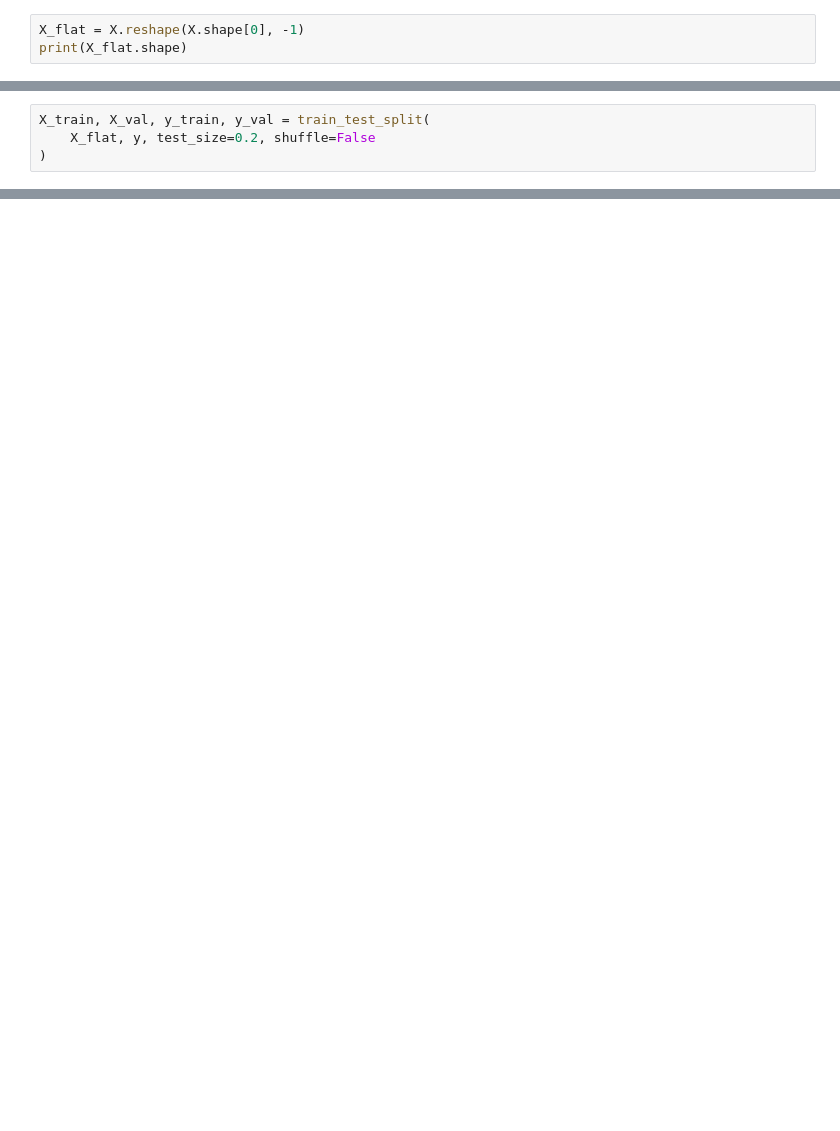
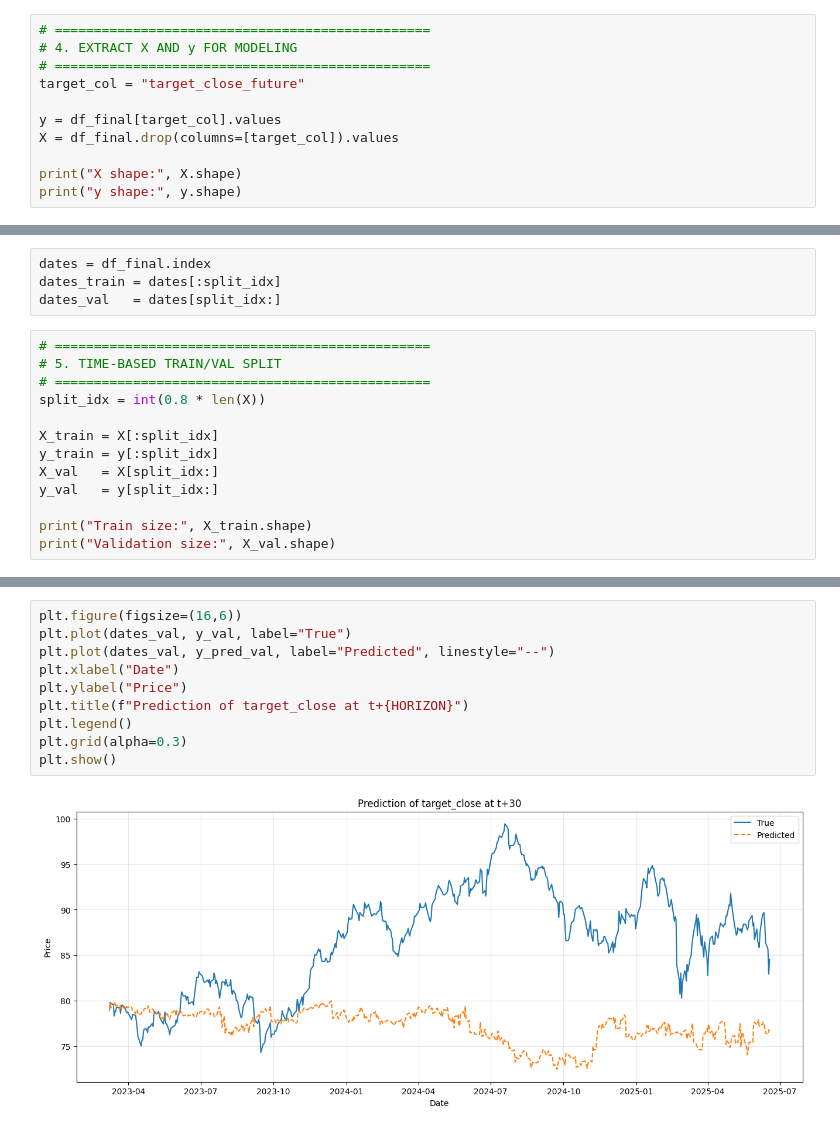
Before and after one commit to bennystu/Trend-Surgeon, a Jupyter notebook: Trend-Surgeon-Time-Series/notebooks/xgboost_model.ipynb, the cells around one changed output, grey strips where cells are left out. Cells and saved outputs as stored; diff of their text form; blank space fills up the shorter version.

Commit message:
created the first xgboost working model

```diff
--- a/Trend-Surgeon-Time-Series/notebooks/xgboost_model.ipynb
+++ b/Trend-Surgeon-Time-Series/notebooks/xgboost_model.ipynb
@@ -44,4 +167,12 @@ print(X.shape, y.shape)
 # %%
-X_flat = X.reshape(X.shape[0], -1)
-print(X_flat.shape)
+# ================================================
+# 4. EXTRACT X AND y FOR MODELING
+# ================================================
+target_col = "target_close_future"
+
+y = df_final[target_col].values
+X = df_final.drop(columns=[target_col]).values
+
+print("X shape:", X.shape)
+print("y shape:", y.shape)
 # %% [output]
@@ -49,4 +181,17 @@ print(X_flat.shape)
+# %%
+dates = df_final.index
+dates_train = dates[:split_idx]
+dates_val   = dates[split_idx:]
 # %%
-X_train, X_val, y_train, y_val = train_test_split(
-    X_flat, y, test_size=0.2, shuffle=False
-)
+# ================================================
+# 5. TIME-BASED TRAIN/VAL SPLIT
+# ================================================
+split_idx = int(0.8 * len(X))
+
+X_train = X[:split_idx]
+y_train = y[:split_idx]
+X_val   = X[split_idx:]
+y_val   = y[split_idx:]
+
+print("Train size:", X_train.shape)
+print("Validation size:", X_val.shape)
@@ -121,0 +280,12 @@ First 5 predictions:
+# %%
+plt.figure(figsize=(16,6))
+plt.plot(dates_val, y_val, label="True")
+plt.plot(dates_val, y_pred_val, label="Predicted", linestyle="--")
+plt.xlabel("Date")
+plt.ylabel("Price")
+plt.title(f"Prediction of target_close at t+{HORIZON}")
+plt.legend()
+plt.grid(alpha=0.3)
+plt.show()
+# %% [output]
+[figure, added]
```
Also changed, not shown: parts of 11 cells of this notebook, 1 other file.
